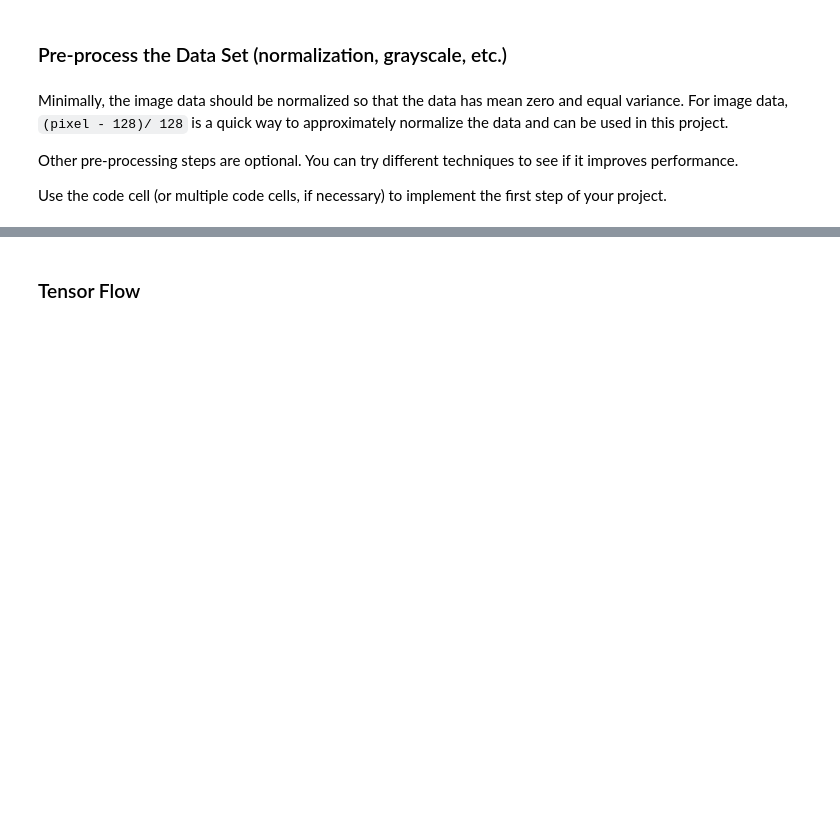
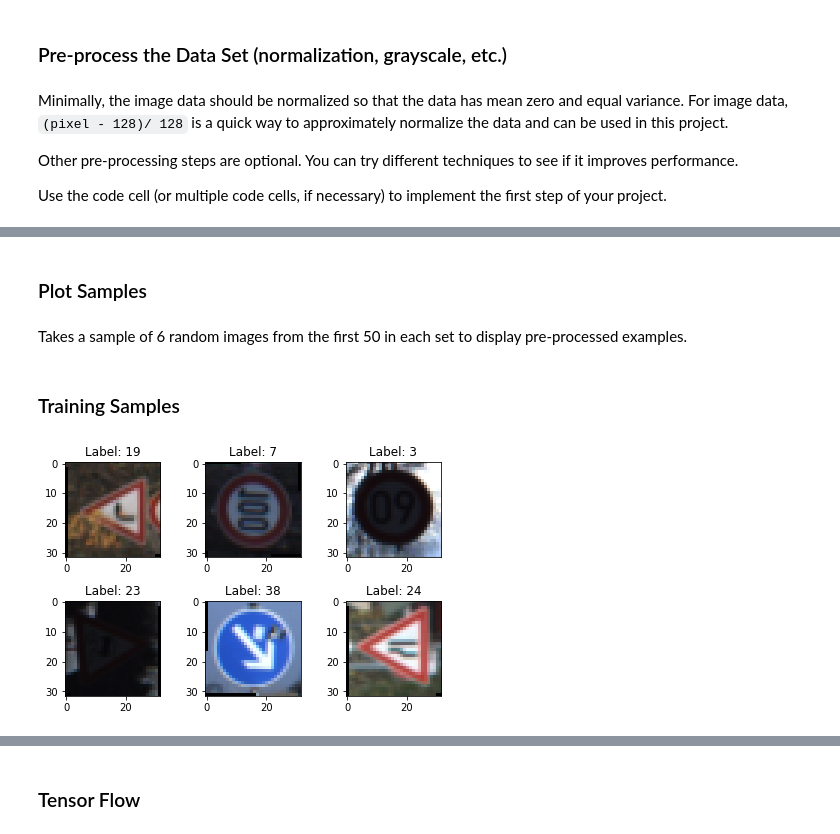
Before and after one commit to Lybron/CarND-T1P2, a Jupyter notebook: Traffic_Sign_Classifier.ipynb, the cells around one changed output, grey strips where cells are left out. Saved outputs shown, nothing was run; the diff lists cells and outputs as text; code cells hidden in the pictures; blank space fills up the shorter version.

Commit message:
Feat: Completed pipeline
- added image augmentation pipeline
- added new sample images

```diff
--- a/Traffic_Sign_Classifier.ipynb
+++ b/Traffic_Sign_Classifier.ipynb
@@ -142,0 +162,4 @@ X_train, y_train = shuffle(X_train, y_train)
+# %%
+def transform_img(image):
+    options = [-1,0,1]
+    return cv2.flip(image, options[random.randint(0, len(options)-1)])
@@ -142,0 +168,49 @@ X_train, y_train = shuffle(X_train, y_train)
+# %%
+def augment(original_image):
+
+    copy = np.copy(original_image)
+#     copy = equalize(img)
+    copy = rotate_img(copy)
+    copy = transform_img(copy)
+#     copy = normalize_img(img)
+
+    return copy
+
+def preprocess_batch(images, labels):
+    processed = []
+
+    for i in range(len(images)):
+        img = augment(images[i])
+#         img = np.resize(img, (32,32,1))
+
+        processed.append(img)
+        #np.append(images, img)
+        #np.append(labels, labels[i])
+
+    return processed
+# %% [markdown]
+### Plot Samples
+# %% [markdown]
+Takes a sample of 6 random images from the first 50 in each set to display pre-processed examples.
+# %%
+def plot_sample(images, labels):
+    for i in range(6):
+
+        rand_idx = random.randint(0,50)
+        img = images[rand_idx].copy()
+        label = labels[rand_idx]
+
+        img = augment(img)
+
+        plt.subplot(2, 3, i+1)
+        plt.imshow(img)
+        plt.title('Label: %s' % labels[rand_idx])
+
+    plt.tight_layout()
+    plt.show()
+# %% [markdown]
+### Training Samples
+# %%
+plot_sample(X_train, y_train)
+# %% [output]
+[figure, added]
```
Also changed, not shown: parts of 36 cells of this notebook, 7 other files.
